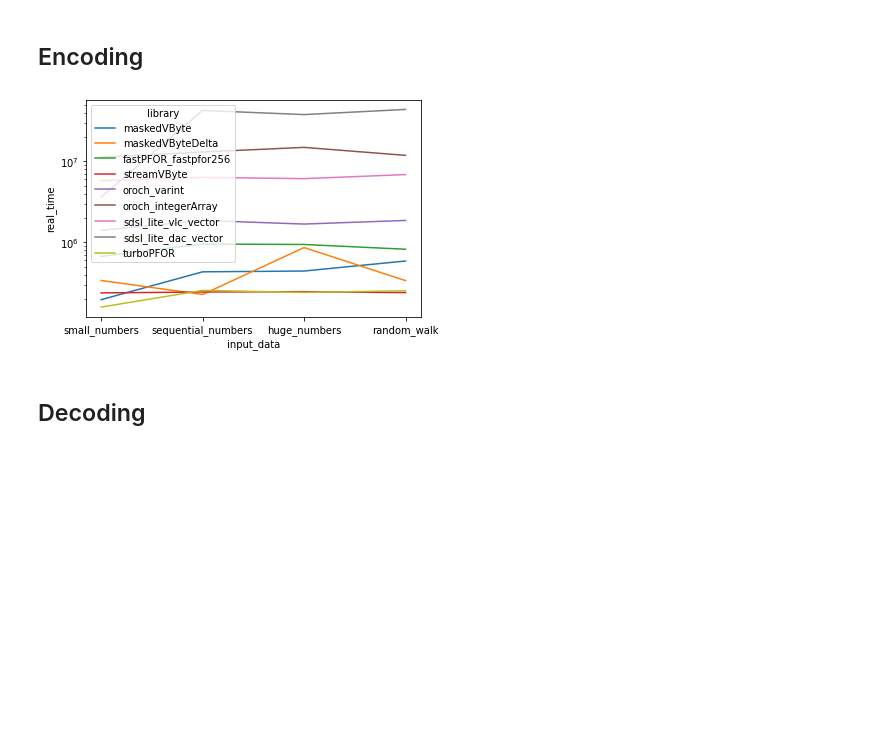
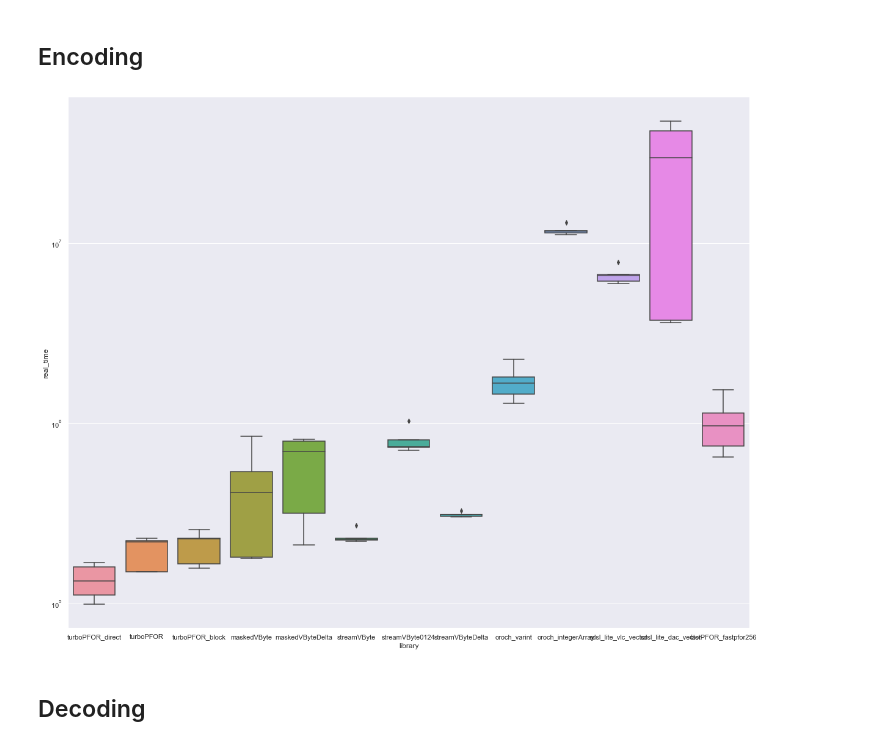
Before and after one commit to linuslh1996/column-compression, a Jupyter notebook: AnalyseBenchmarkResults.ipynb, the cells around one changed output. Drawn from its saved outputs; the diff is of its cells as text; code cells hidden in the pictures; blank space fills up the shorter version.

Commit message:
changes jupyter notebook to display some plots :D

```diff
--- a/AnalyseBenchmarkResults.ipynb
+++ b/AnalyseBenchmarkResults.ipynb
@@ -6,9 +6,10 @@ import seaborn as sns
 # %%
 # I know this is hacky - what is the best option to have custom paths in jupyter notebooks? Or should we
 # move the benchmark .csv files eventually in this folder?
-data_folder: Path = Path("/Users/linusheinzl/Lokale_Dokumente/hyrise/cmake-build-debug")
+data_folder: Path = Path("/Users/linusheinzl/Lokale_Dokumente/hyrise/build")
 benchmark_speed_file: Path = data_folder / "benchmark_results.csv"
 benchmark_compression_file: Path = data_folder / "bits_per_int.csv"
+sns.set(rc={'figure.figsize':(20,16)})
 # %% [markdown]
 ## Preprocessing
 # %%
@@ -16,14 +17,14 @@ benchmark_speeds: DataFrame = pd.read_csv(benchmark_speed_file)
 benchmark_speeds = benchmark_speeds.loc[~benchmark_speeds["name"].str.contains("write_BitsPerInt")]
 benchmark_speeds["input_data"] = [name.split("get_with_")[1] for name in benchmark_speeds["name"]]
 benchmark_speeds["library"] = [name.split("/")[1].split("_benchmark")[0] for name in benchmark_speeds["name"]]
-benchmark_speeds["process_type"] = [name.split("_benchmark_")[1].split("_")[0] for name in benchmark_speeds["name"]]
+benchmark_speeds["process_type"] = [name.split("_benchmark_")[1].split("_get")[0] for name in benchmark_speeds["name"]]
 # %% [markdown]
 ## Encoding
 # %%
-without_decoding: DataFrame = benchmark_speeds.loc[benchmark_speeds["process_type"] != "decoding"]
-plot: sns.lineplot = sns.lineplot(data=without_decoding, x="input_data", y="real_time", hue="library")
+encoding: DataFrame = benchmark_speeds.loc[benchmark_speeds["process_type"] == "encoding"]
+plot: sns.boxplot = sns.boxplot(data=encoding, x="library", y="real_time")
 plot.set_yscale("log")
 # %% [output]
-[figure, old version]
+[figure, new version]
 # %% [markdown]
 ## Decoding
```
Also changed, not shown: parts of 4 cells of this notebook.
